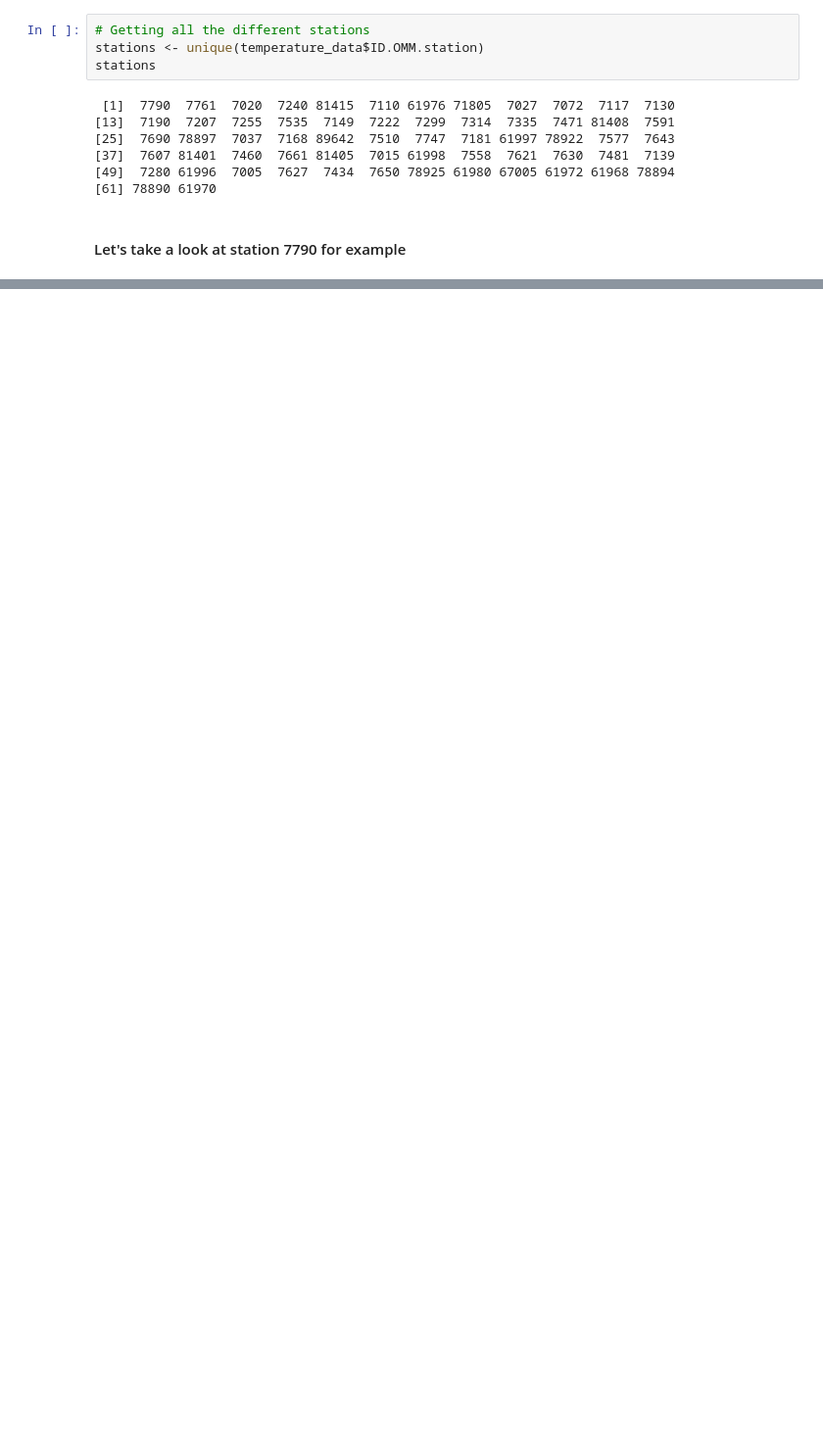
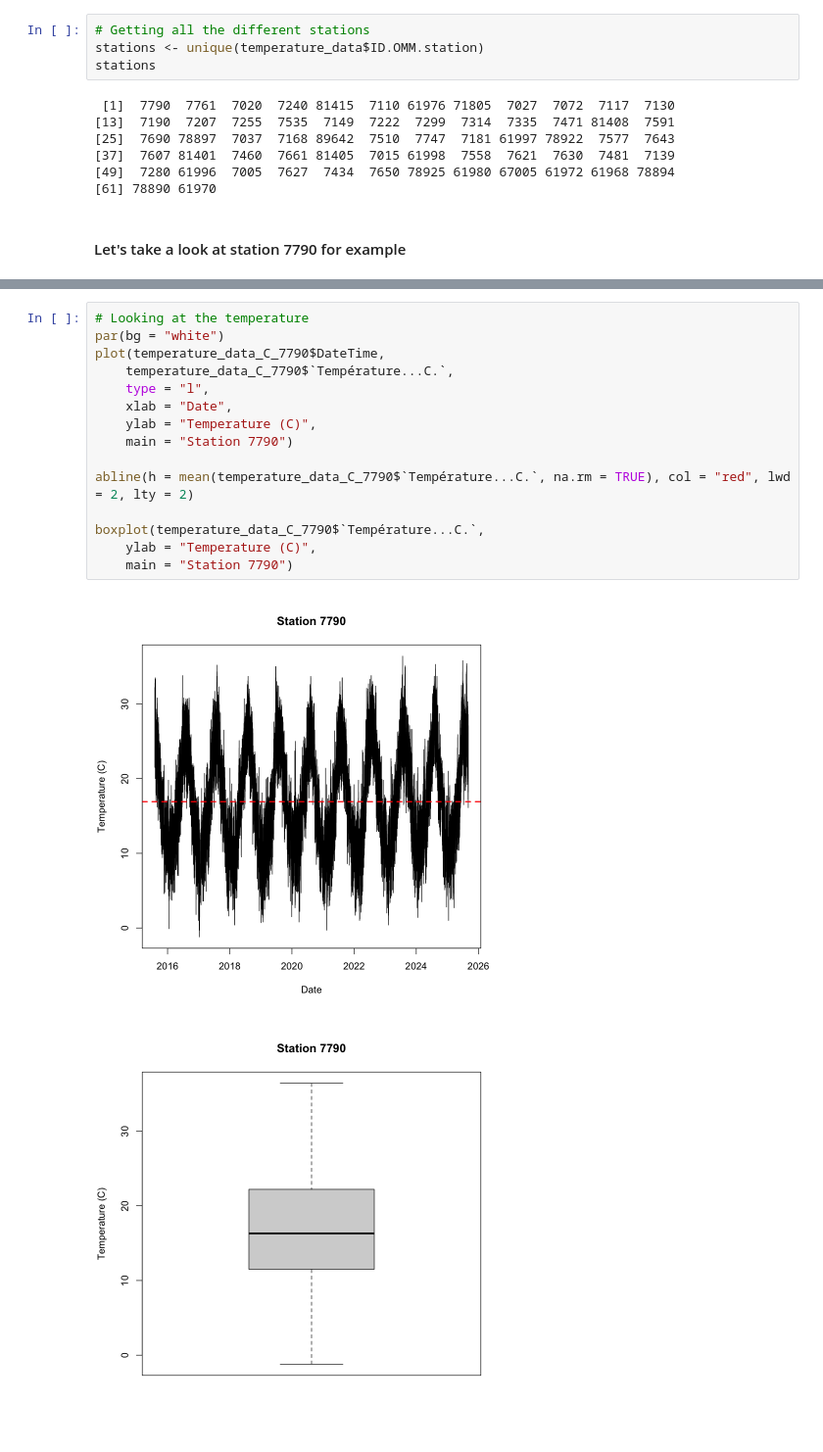
Before and after one commit to AugustinGrunewald/Statistics_Meteo, a Jupyter notebook: main.ipynb, the cells around one changed output, grey strips where cells are left out. Shown at 98% size. Drawn from its saved outputs; the diff is of its cells as text; blank space fills up the shorter version.

Commit message:
Work on temperature

```diff
--- a/main.ipynb
+++ b/main.ipynb
@@ -190 +208,19 @@ A data.frame: 6 × 8
+# %%
+# Looking at the temperature
+par(bg = "white")
+plot(temperature_data_C_7790$DateTime,
+    temperature_data_C_7790$`Température...C.`,
+    type = "l",
+    xlab = "Date",
+    ylab = "Temperature (C)",
+    main = "Station 7790")
+
+abline(h = mean(temperature_data_C_7790$`Température...C.`, na.rm = TRUE), col = "red", lwd = 2, lty = 2)
+
+boxplot(temperature_data_C_7790$`Température...C.`,
+    ylab = "Temperature (C)",
+    main = "Station 7790")
+# %% [output]
+[figure, added]
+[figure, added]
 # %%
```
Also changed, not shown: parts of 11 cells of this notebook.
